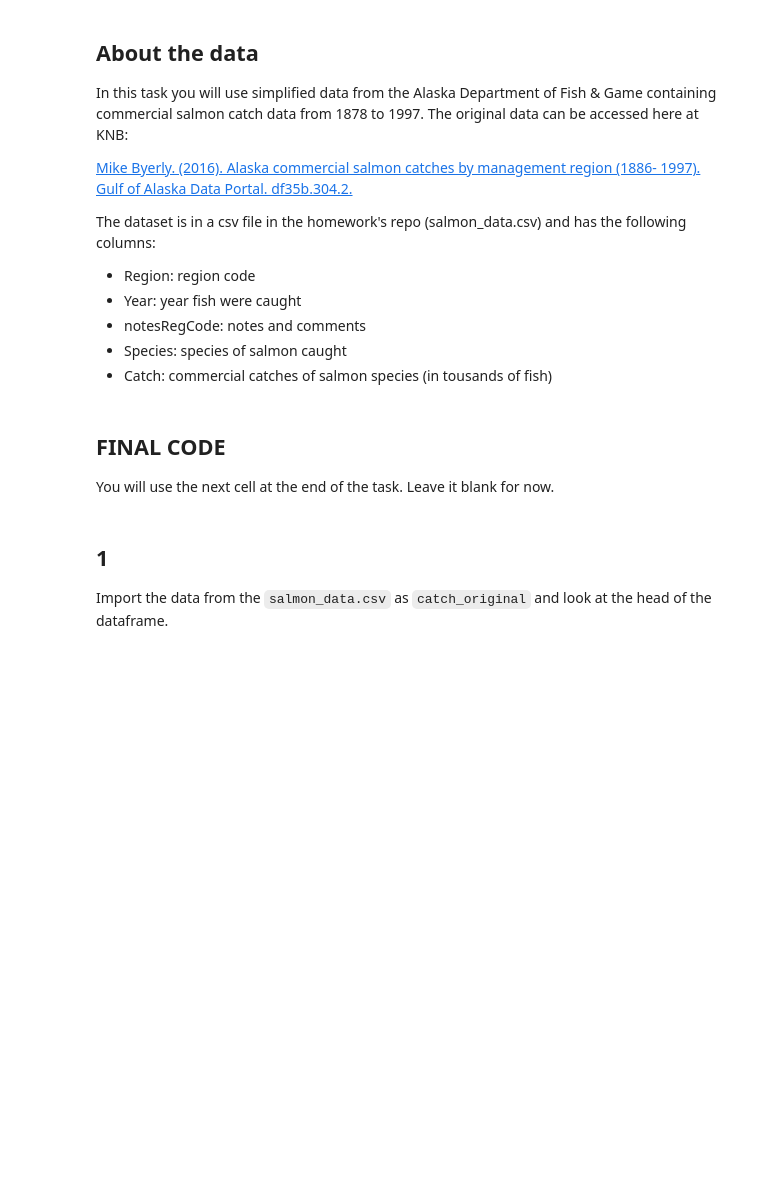
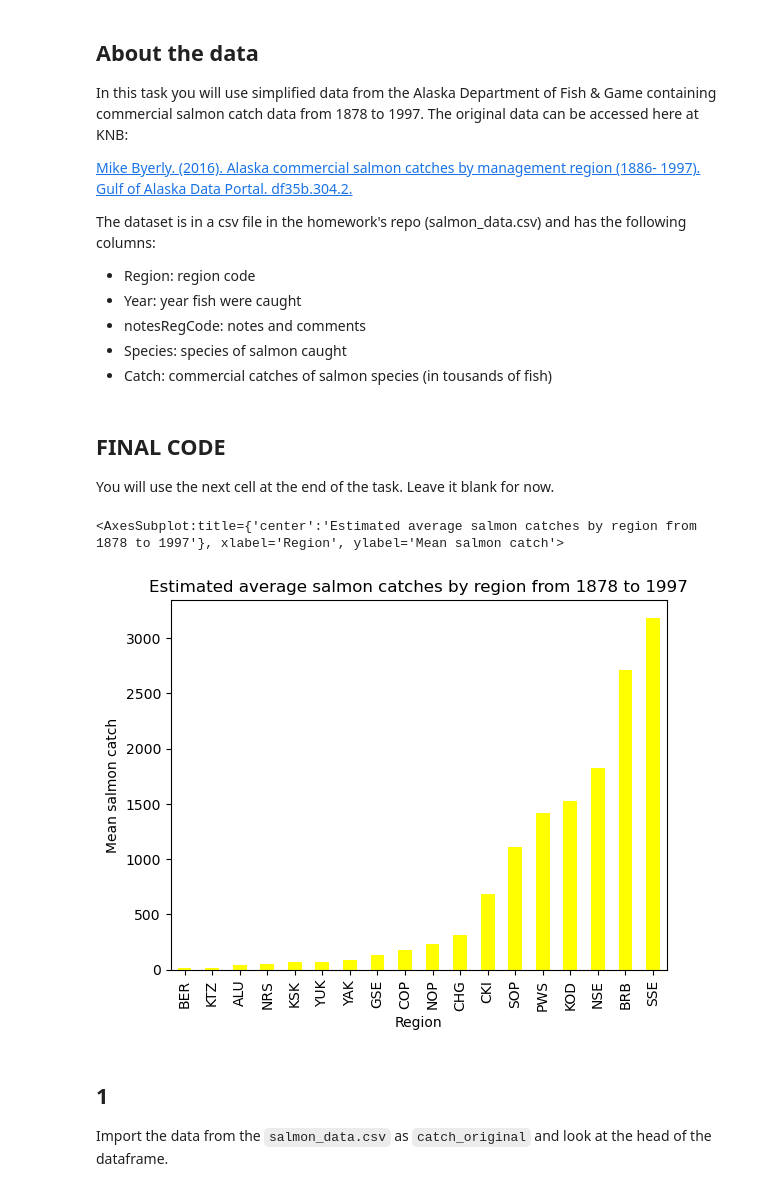
Before and after one commit to lchenhub/eds220-hwk-2, a Jupyter notebook: hwk2-task3-salmon.ipynb, the cells around one changed output. Cells and saved outputs as stored; diff of their text form; code cells hidden in the pictures; blank space fills up the shorter version.

```diff
--- a/hwk2-task3-salmon.ipynb
+++ b/hwk2-task3-salmon.ipynb
@@ -37,3 +35,36 @@ You will use the next cell at the end of the task. Leave it blank for now.
+# %%
+### ===== FINAL CODE =====
+
+#import necessary packages
+import pandas as pd
+import matplotlib.pyplot as plt
+
+# Load the data from csv
+catch_original = pd.read_csv("salmon_data.csv")
+
+#remove 'notesRegCode' column
+catch_original = catch_original.drop(columns = 'notesRegCode')
+
+#look for the row with I instead of 1
+catch_original[catch_original['Catch'] == 'I']
+
+# update value of I to 1
+catch_original.loc[400, ['Catch']] = [1]
+
+# update Catch column to be int64 with pd.to_numeric
+catch_original['Catch'] = pd.to_numeric(catch_original['Catch'])
+
+# create dataframe called mean
+mean = catch_original.groupby('Region').Catch.mean()
+
+# plot!
+mean.sort_values().plot(kind = 'bar',
+                       title = 'Estimated average salmon catches by region from 1878 to 1997',
+                       ylabel = 'Mean salmon catch',
+                       color = 'yellow')
+# %% [output]
+<AxesSubplot:title={'center':'Estimated average salmon catches by region from 1878 to 1997'}, xlabel='Region', ylabel='Mean salmon catch'>
+[figure, added]
 # %% [markdown]
 ## 1
 
```
Also changed, not shown: parts of 14 cells of this notebook, 1 other file.
